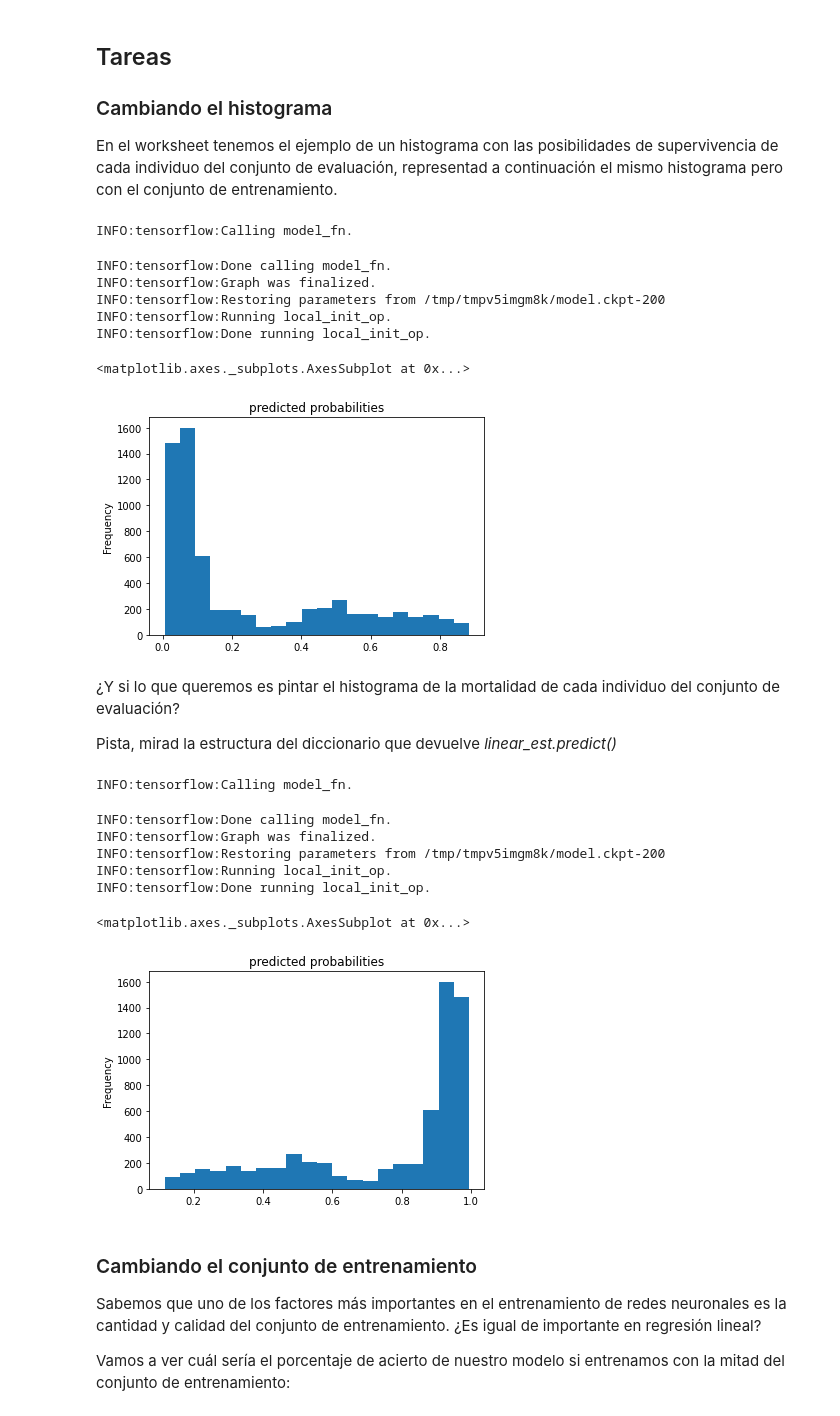
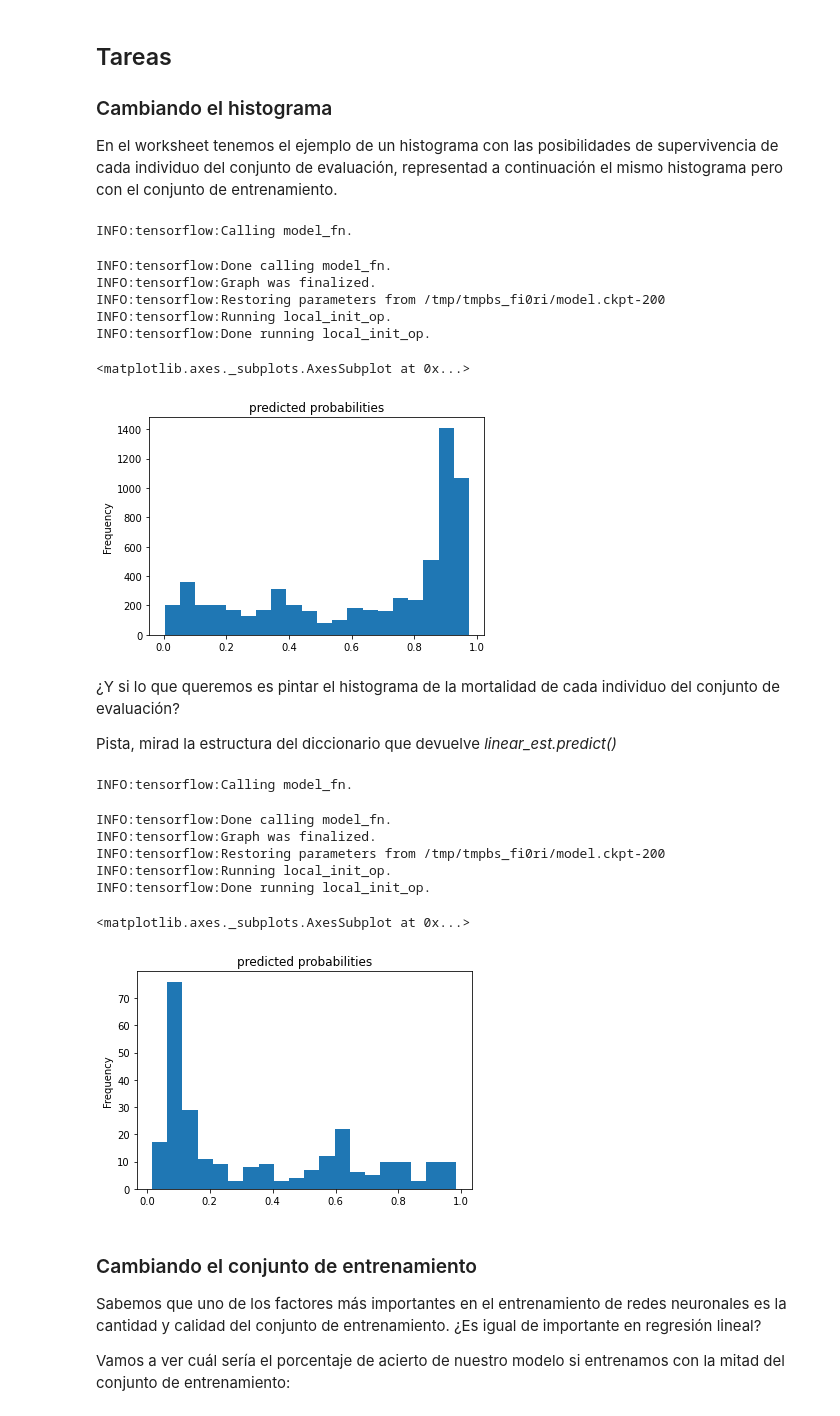
Before and after one commit to psagrera/Data-Science-Advanced, a Jupyter notebook: DeepLearning/Session2/S2_DL_Challenge/S2_DL_challenge.ipynb, the cells around one changed output. Drawn from its saved outputs; the diff is of its cells as text; code cells hidden in the pictures.

```diff
--- a/DeepLearning/Session2/S2_DL_Challenge/S2_DL_challenge.ipynb
+++ b/DeepLearning/Session2/S2_DL_Challenge/S2_DL_challenge.ipynb
@@ -89,39 +89,39 @@ Name: survived, dtype: int64
 
 En el worksheet tenemos el ejemplo de un histograma con las posibilidades de supervivencia de cada individuo del conjunto de evaluación, representad a continuación el mismo histograma pero con el conjunto de entrenamiento.
 # %%
-pred_dicts = list(linear_est.predict(train_input_fn))
+pred_dicts0 = list(linear_est.predict(train_input_fn))
 
-probs = pd.Series([pred['probabilities'][1] for pred in pred_dicts])
+probs0 = pd.Series([pred['probabilities'][0] for pred in pred_dicts0])
 
-probs.plot(kind='hist', bins=20, title='predicted probabilities')
+probs0.plot(kind='hist', bins=20, title='predicted probabilities')
 # %% [output]
 INFO:tensorflow:Calling model_fn.
 INFO:tensorflow:Done calling model_fn.
 INFO:tensorflow:Graph was finalized.
-INFO:tensorflow:Restoring parameters from /tmp/tmpv5imgm8k/model.ckpt-200
+INFO:tensorflow:Restoring parameters from /tmp/tmpbs_fi0ri/model.ckpt-200
 INFO:tensorflow:Running local_init_op.
 INFO:tensorflow:Done running local_init_op.
 <matplotlib.axes._subplots.AxesSubplot at 0x...>
-[figure, old version]
+[figure, new version]
 # %% [markdown]
 ¿Y si lo que queremos es pintar el histograma de la mortalidad de cada individuo del conjunto de evaluación?
 
 Pista, mirad la estructura del diccionario que devuelve *linear_est.predict()*
 # %%
-pred_dicts = list(linear_est.predict(train_input_fn))
+pred_dicts1 = list(linear_est.predict(eval_input_fn))
 
-probs = pd.Series([pred['probabilities'][0] for pred in pred_dicts])
+probs1 = pd.Series([pred['probabilities'][1] for pred in pred_dicts1])
 
-probs.plot(kind='hist', bins=20, title='predicted probabilities')
+probs1.plot(kind='hist', bins=20, title='predicted probabilities')
 # %% [output]
 INFO:tensorflow:Calling model_fn.
 INFO:tensorflow:Done calling model_fn.
 INFO:tensorflow:Graph was finalized.
-INFO:tensorflow:Restoring parameters from /tmp/tmpv5imgm8k/model.ckpt-200
+INFO:tensorflow:Restoring parameters from /tmp/tmpbs_fi0ri/model.ckpt-200
 INFO:tensorflow:Running local_init_op.
 INFO:tensorflow:Done running local_init_op.
 <matplotlib.axes._subplots.AxesSubplot at 0x...>
-[figure, old version]
+[figure, new version]
 # %% [markdown]
 ### Cambiando el conjunto de entrenamiento
 
```
Also changed, not shown: parts of 13 cells of this notebook.
